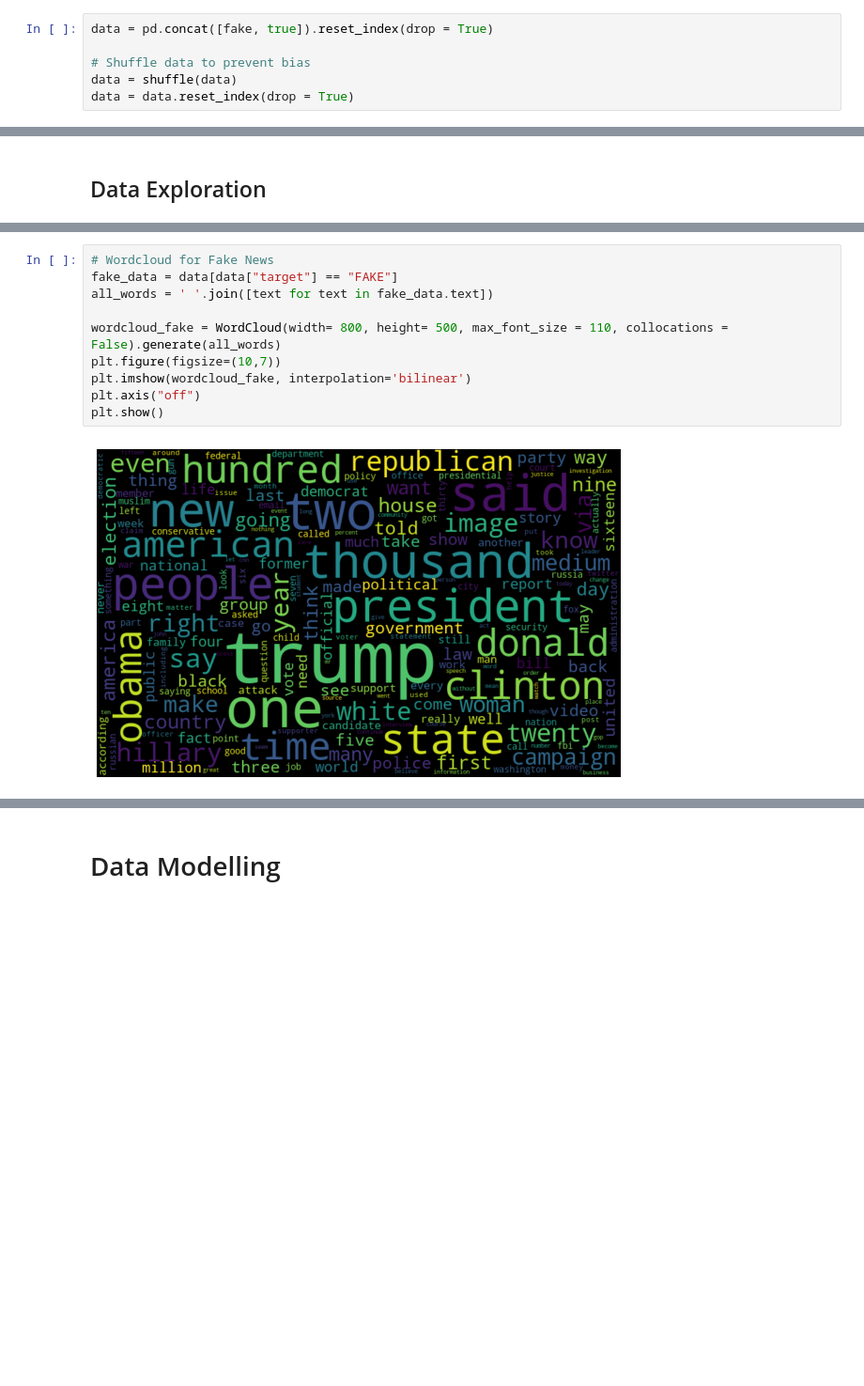
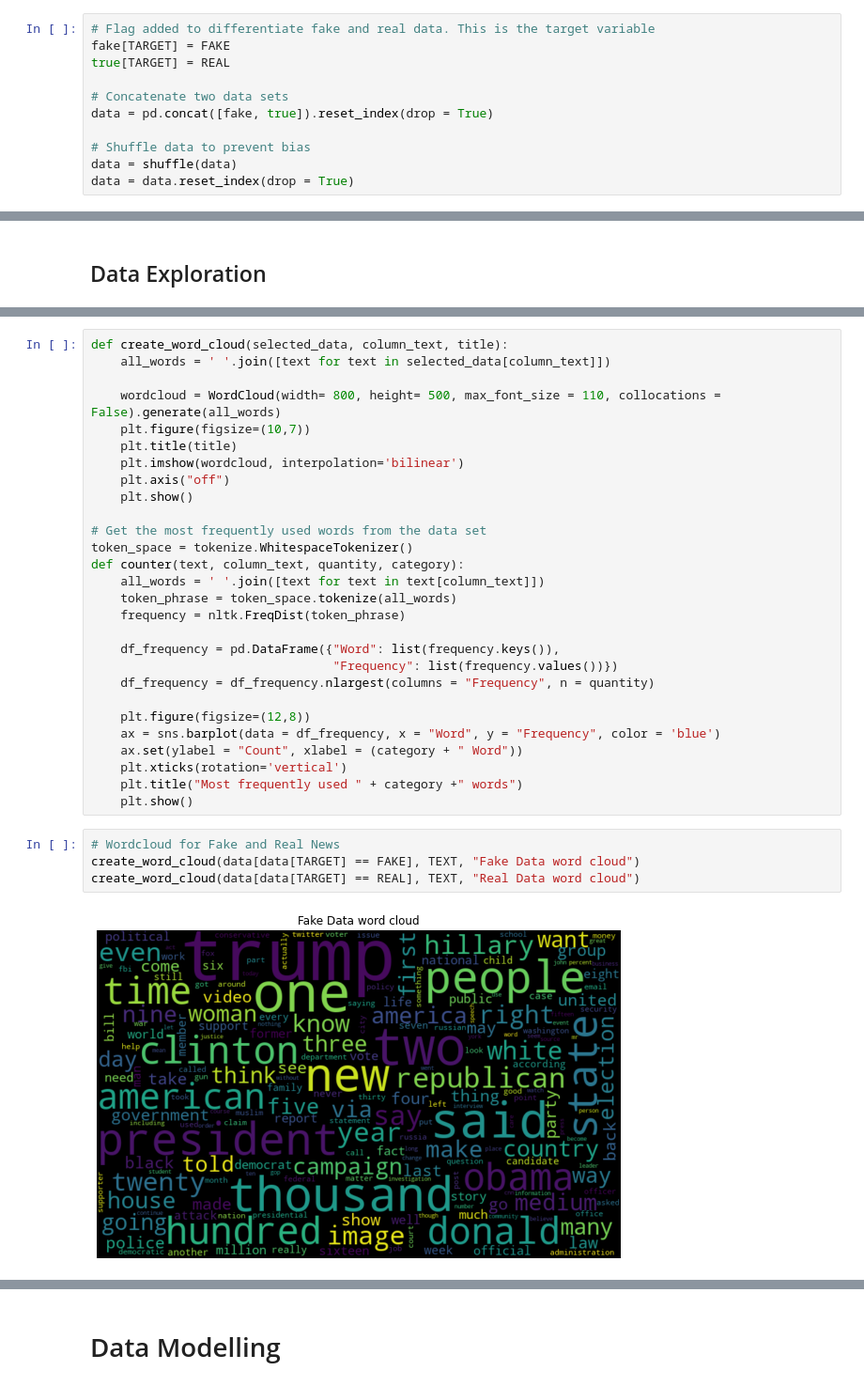
Before and after one commit to jeune/FakeNewsDetector, a Jupyter notebook: Fake News Detection.ipynb, the cells around one changed output, grey strips where cells are left out. Shown at 94% size. Drawn from its saved outputs; the diff is of its cells as text; blank space fills up the shorter version.

```diff
--- a/Fake News Detection.ipynb
+++ b/Fake News Detection.ipynb
@@ -67,4 +100,9 @@ true['target'] = 'REAL'
 # %%
+# Flag added to differentiate fake and real data. This is the target variable
+fake[TARGET] = FAKE
+true[TARGET] = REAL
+
+# Concatenate two data sets
 data = pd.concat([fake, true]).reset_index(drop = True)
 
 # Shuffle data to prevent bias
@@ -231,15 +247,37 @@ FAKE    23471
 REAL    21417
 Name: text, dtype: int64
 [figure]
+# %%
+def create_word_cloud(selected_data, column_text, title):
+    all_words = ' '.join([text for text in selected_data[column_text]])
+
+    wordcloud = WordCloud(width= 800, height= 500, max_font_size = 110, collocations = False).generate(all_words)
+    plt.figure(figsize=(10,7))
+    plt.title(title)
+    plt.imshow(wordcloud, interpolation='bilinear')
+    plt.axis("off")
+    plt.show()
+
+# Get the most frequently used words from the data set
+token_space = tokenize.WhitespaceTokenizer()
+def counter(text, column_text, quantity, category):
+    all_words = ' '.join([text for text in text[column_text]])
+    token_phrase = token_space.tokenize(all_words)
+    frequency = nltk.FreqDist(token_phrase)
+
+    df_frequency = pd.DataFrame({"Word": list(frequency.keys()),
+                                 "Frequency": list(frequency.values())})
+    df_frequency = df_frequency.nlargest(columns = "Frequency", n = quantity)
+
+    plt.figure(figsize=(12,8))
+    ax = sns.barplot(data = df_frequency, x = "Word", y = "Frequency", color = 'blue')
+    ax.set(ylabel = "Count", xlabel = (category + " Word"))
+    plt.xticks(rotation='vertical')
+    plt.title("Most frequently used " + category +" words")
+    plt.show()
 # %%
-# Wordcloud for Fake News
-fake_data = data[data["target"] == "FAKE"]
-all_words = ' '.join([text for text in fake_data.text])
-
-wordcloud_fake = WordCloud(width= 800, height= 500, max_font_size = 110, collocations = False).generate(all_words)
-plt.figure(figsize=(10,7))
-plt.imshow(wordcloud_fake, interpolation='bilinear')
-plt.axis("off")
-plt.show()
+# Wordcloud for Fake and Real News
+create_word_cloud(data[data[TARGET] == FAKE], TEXT, "Fake Data word cloud")
+create_word_cloud(data[data[TARGET] == REAL], TEXT, "Real Data word cloud")
 # %% [output]
-[figure, old version]
+[figure, new version]
```
Also changed, not shown: parts of 77 cells of this notebook, 2 other files.
